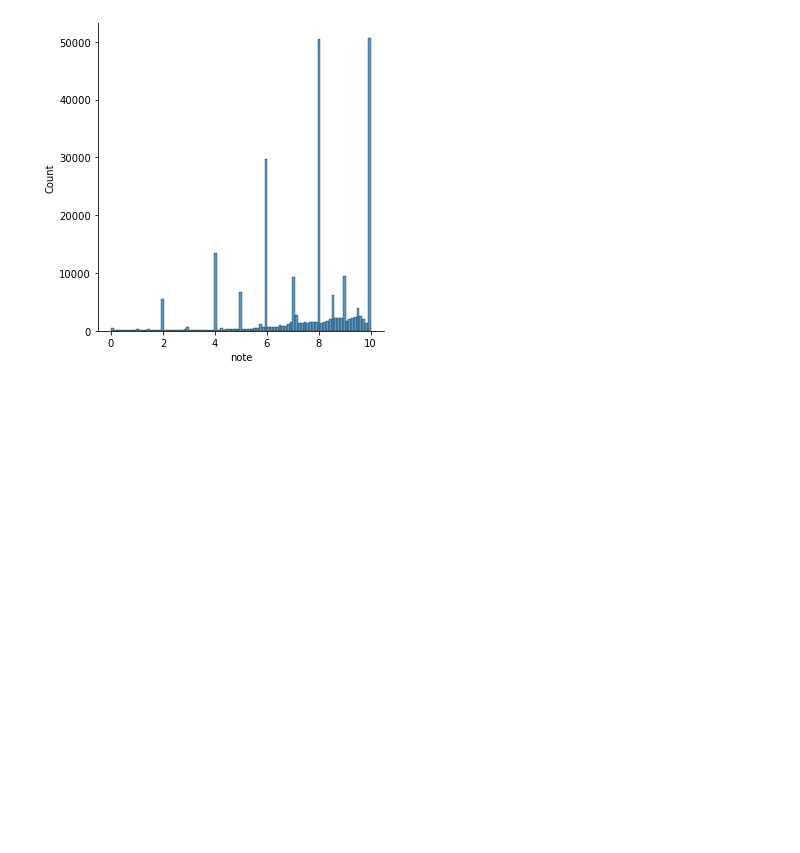
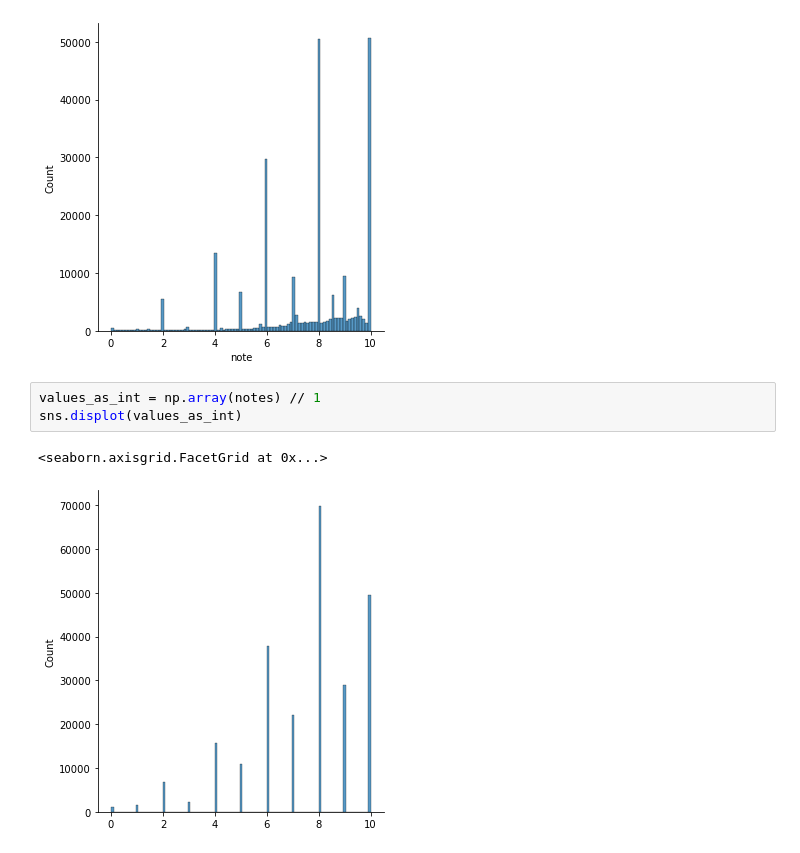
Before and after one commit to Amayas29/review-analysis, a Jupyter notebook: src/data-preprocessing.ipynb, the cells around one changed output. Saved outputs shown, nothing was run; the diff lists cells and outputs as text; blank space fills up the shorter version.

```diff
--- a/src/data-preprocessing.ipynb
+++ b/src/data-preprocessing.ipynb
@@ -35,3 +199,9 @@ sns.displot(notes)
 <seaborn.axisgrid.FacetGrid at 0x...>
 [figure]
 [figure]
+# %%
+values_as_int = np.array(notes) // 1
+sns.displot(values_as_int)
+# %% [output]
+<seaborn.axisgrid.FacetGrid at 0x...>
+[figure, added]
```
Also changed, not shown: parts of 20 cells of this notebook.
